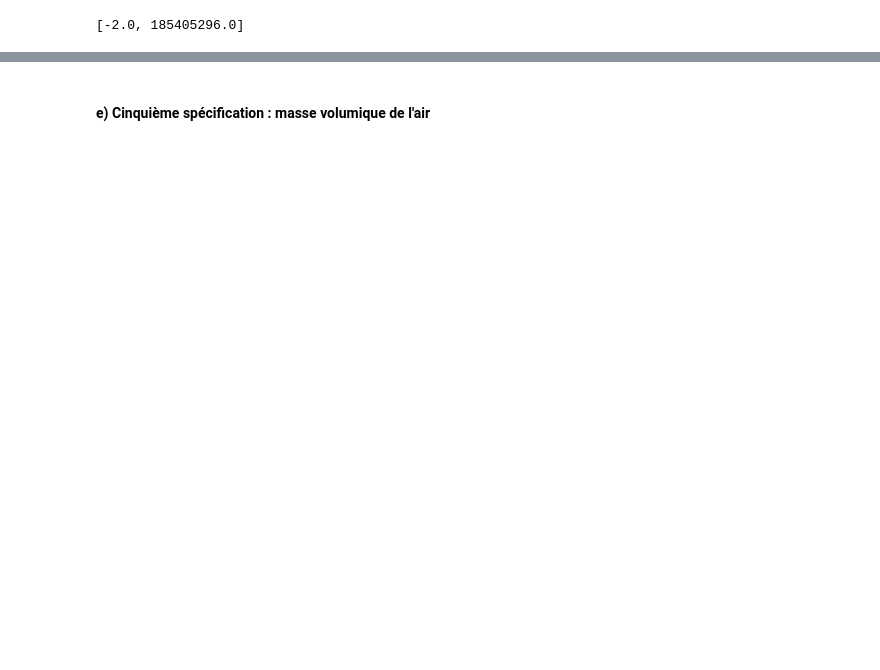
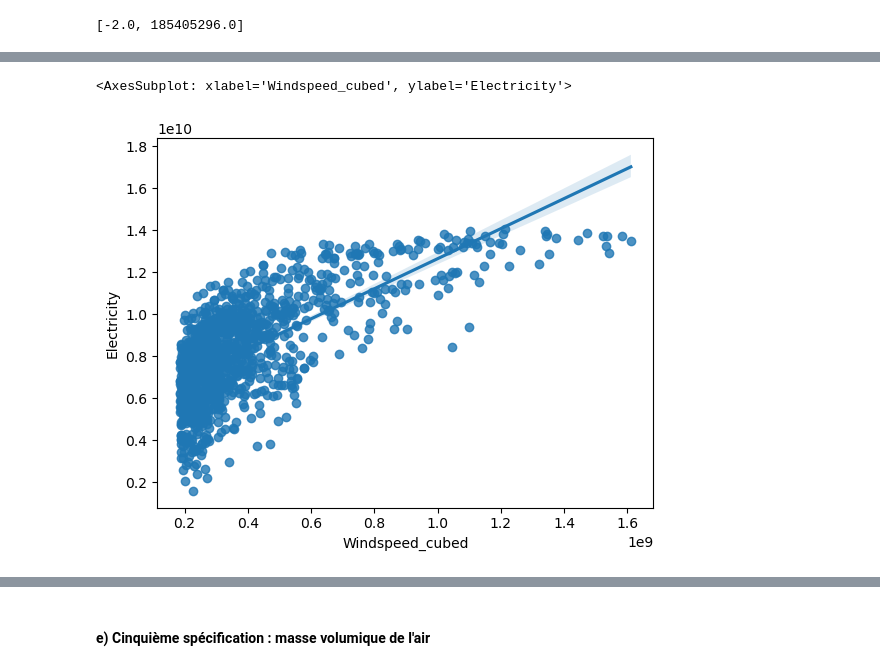
Before and after one commit to Basso42/Production-eolienne-ENSAE, a Jupyter notebook: Modélisation.ipynb, the cells around one changed output, grey strips where cells are left out. Saved outputs shown, nothing was run; the diff lists cells and outputs as text; code cells hidden in the pictures; blank space fills up the shorter version.

```diff
--- a/Modélisation.ipynb
+++ b/Modélisation.ipynb
@@ -341,0 +394,5 @@ th
+# %%
+plot_linear_regression(data_sup, "Electricity", "Windspeed_cubed")
+# %% [output]
+<AxesSubplot: xlabel='Windspeed_cubed', ylabel='Electricity'>
+[figure, added]
```
Also changed, not shown: parts of 36 cells of this notebook.
